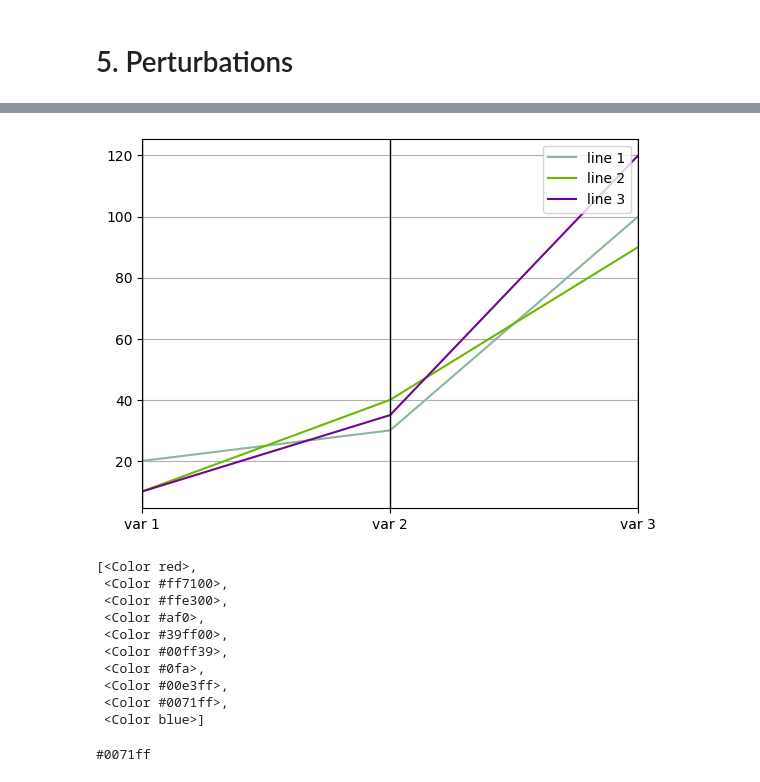
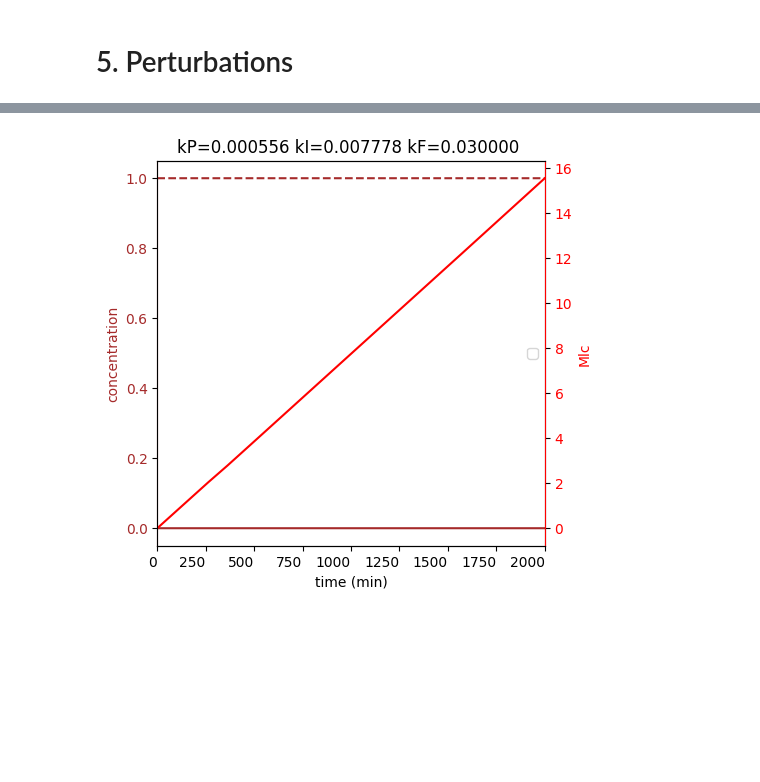
Before and after one commit to ModelEngineering/controlSBML, a Jupyter notebook: examples/Controlling-Glucose-Metabolis-in-Yeast.ipynb, the cells around one changed output, grey strips where cells are left out. Cells and saved outputs as stored; diff of their text form; code cells hidden in the pictures; blank space fills up the shorter version.

```diff
--- a/examples/Controlling-Glucose-Metabolis-in-Yeast.ipynb
+++ b/examples/Controlling-Glucose-Metabolis-in-Yeast.ipynb
@@ -161,14 +249,4 @@ design_result = ctlsb.plotGridDesign(grid, setpoint=SETPOINT, num_restart=5)
 # %%
-ctlsb.kP, ctlsb.kI, ctlsb.kF, ctlsb.kD
+_ = ctlsb.plotDesign(kP_spec=ctlsb.kP, kI_spec=ctlsb.kI, kD_spec=ctlsb.kD, kF_spec=ctlsb.kF)
+# %% [output]
+[figure, added]
-# %%
-import pandas as pd
-import matplotlib.pyplot as plt
-from pandas.plotting import parallel_coordinates
-
-df = pd.DataFrame([["line 1",20,30,100],\
-    ["line 2",10,40,90],["line 3",10,35,120]],\
-    columns=["element","var 1","var 2","var 3"])
-parallel_coordinates(df,"element", axvlines=True)
-plt.show()
-# %% [output]
-[figure, removed]
@@ -179,20 +252,0 @@ df
-# %%
-from colour import Color
-red = Color("red")
-colors = list(red.range_to(Color("blue"),10))
-colors
-# %% [output]
-[<Color red>,
- <Color #ff7100>,
- <Color #ffe300>,
- <Color #af0>,
- <Color #39ff00>,
- <Color #00ff39>,
- <Color #0fa>,
- <Color #00e3ff>,
- <Color #0071ff>,
- <Color blue>]
-# %%
-print(colors[-2])
-# %% [output]
-#0071ff
```
Also changed, not shown: parts of 17 cells of this notebook, 3 other files.
